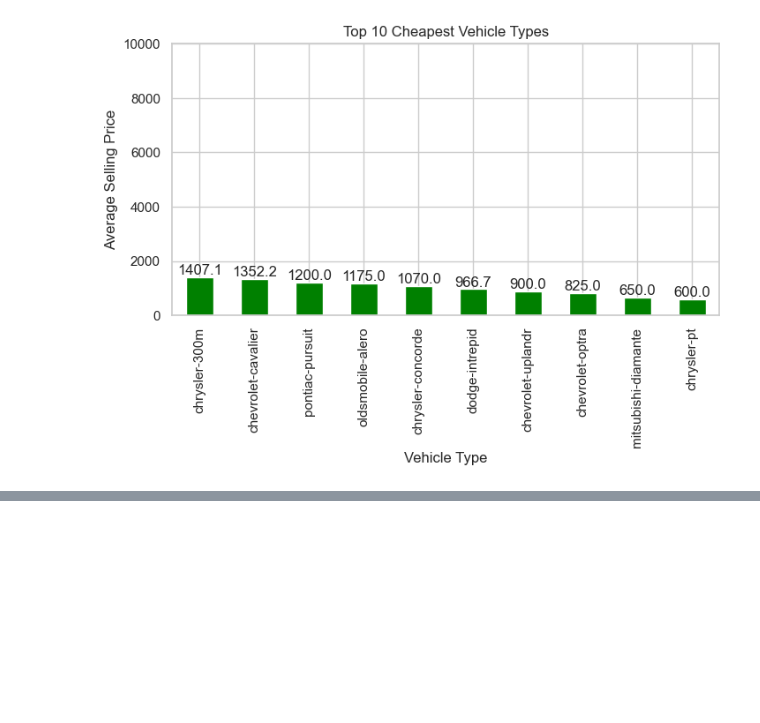
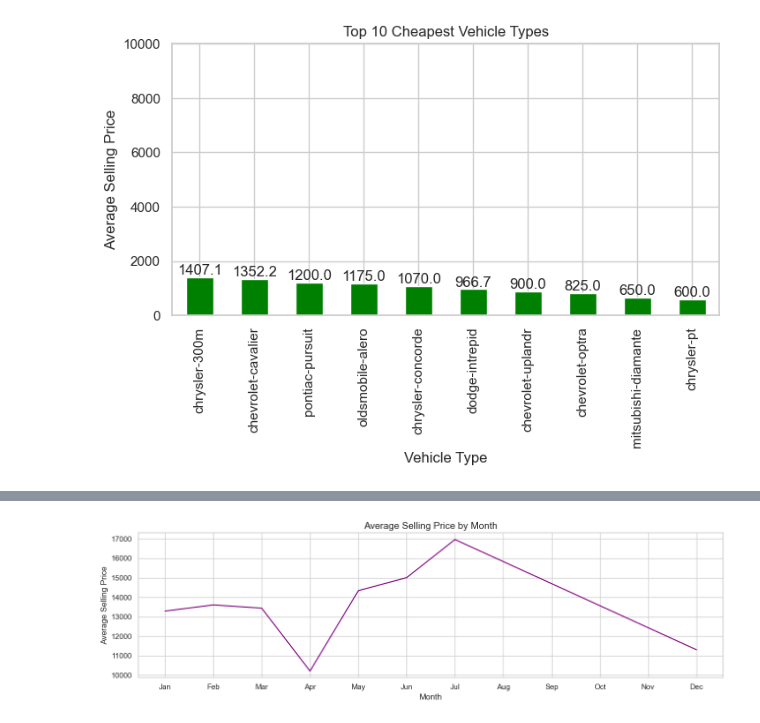
Before and after one commit to jerryevalentine/UCB-Project-1, a Jupyter notebook: Project_1_Group_7_Consolidated.ipynb, the cells around one changed output, grey strips where cells are left out. Saved outputs shown, nothing was run; the diff lists cells and outputs as text; code cells hidden in the pictures; blank space fills up the shorter version.

```diff
--- a/Project_1_Group_7_Consolidated.ipynb
+++ b/Project_1_Group_7_Consolidated.ipynb
@@ -647,0 +660,4 @@ plt.show()
+# %%
+# Load vehicle data set into pandas
+df_clean_car_prices= pd.read_csv('data/clean_car_prices.csv')
+df_clean_car_prices
@@ -647,0 +678,12 @@ plt.show()
+# %%
+# Convert 'saledate' column to string
+df_clean_car_prices[['saledate']] = df_clean_car_prices[['saledate']].astype(str)
+
+# Apply string operations to remove 'GMT', strip whitespaces, and convert to datetime objects
+df_clean_car_prices['saledate'] = pd.to_datetime(df_clean_car_prices['saledate'].str.split('GMT').str[0].str.strip(), errors='coerce').dt.date
+
+# Create a new DataFrame 'selling_date_price' with only 'saledate' and 'sellingprice' columns
+selling_date_price = df_clean_car_prices[['Make-Model','saledate', 'sellingprice']].copy()
+
+# Display the new DataFrame containing 'saledate' and 'sellingprice'
+selling_date_price.head()
@@ -647,0 +697,21 @@ plt.show()
+# %%
+# Convert 'saledate' column to datetime format
+df_clean_car_prices['saledate'] = pd.to_datetime(df_clean_car_prices['saledate'])
+
+# Extract month from 'saledate'
+df_clean_car_prices['month'] = df_clean_car_prices['saledate'].dt.month
+
+# Group data by month and calculate average selling price
+average_price_by_month = df_clean_car_prices.groupby('month')['sellingprice'].mean()
+
+# Plot the average selling price by month
+plt.figure(figsize=(13, 4))
+average_price_by_month.plot(color='purple')
+plt.title('Average Selling Price by Month', fontsize=14)
+plt.xlabel('Month', fontsize=12)
+plt.ylabel('Average Selling Price')
+plt.xticks(range(1, 13), ['Jan', 'Feb', 'Mar', 'Apr', 'May', 'Jun', 'Jul', 'Aug', 'Sep', 'Oct', 'Nov', 'Dec'])
+plt.tight_layout()
+plt.show()
+# %% [output]
+[figure, added]
```
Also changed, not shown: parts of 26 cells of this notebook.
